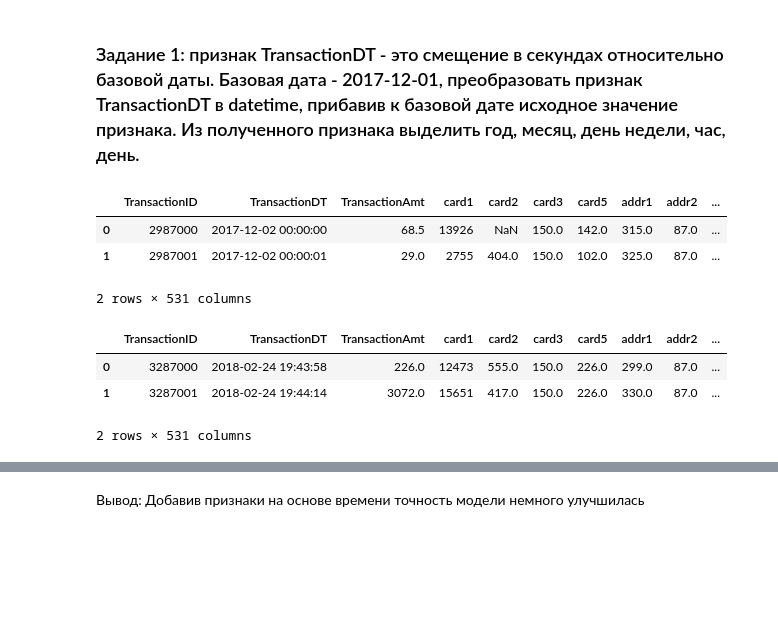
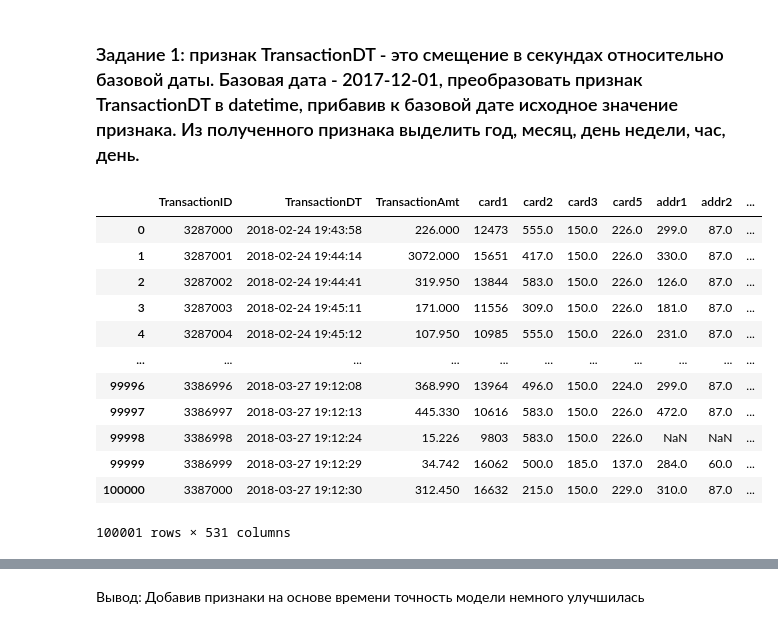
Before and after one commit to HeelHook88/Kaggle_gb, a Jupyter notebook: lesson_05.ipynb, the cells around one changed output, grey strips where cells are left out. Cells and saved outputs as stored; diff of their text form; code cells hidden in the pictures; blank space fills up the shorter version.

```diff
--- a/lesson_05.ipynb
+++ b/lesson_05.ipynb
@@ -175,30 +233,0 @@ X_leader_board['TransactionDT'] = pd.to_datetime(X_leader_board['TransactionDT']
-# %%
-start_date = '2017-12-01'
-
-X["year"] = X["TransactionDT"].dt.year
-X["month_of_year"] = X["TransactionDT"].dt.month
-X["day_of_week"] = X["TransactionDT"].dt.weekday
-X["hour_of_day"] = X["TransactionDT"].dt.hour
-X["day_of_year"] = X["TransactionDT"].dt.day
-
-X.head(n=2)
-# %% [output]
-|  | TransactionID | TransactionDT | TransactionAmt | card1 | card2 | card3 | card5 | addr1 | addr2 | ... |
-| 0 | 2987000 | 2017-12-02 00:00:00 | 68.5 | 13926 | NaN | 150.0 | 142.0 | 315.0 | 87.0 | ... |
-| 1 | 2987001 | 2017-12-02 00:00:01 | 29.0 | 2755 | 404.0 | 150.0 | 102.0 | 325.0 | 87.0 | ... |
-2 rows × 531 columns
-# %%
-start_date = '2017-12-01'
-
-X_leader_board["year"] = X_leader_board["TransactionDT"].dt.year
-X_leader_board["month_of_year"] = X_leader_board["TransactionDT"].dt.month
-X_leader_board["day_of_week"] = X_leader_board["TransactionDT"].dt.weekday
-X_leader_board["hour_of_day"] = X_leader_board["TransactionDT"].dt.hour
-X_leader_board["day_of_year"] = X_leader_board["TransactionDT"].dt.day
-
-X_leader_board.head(n=2)
-# %% [output]
-|  | TransactionID | TransactionDT | TransactionAmt | card1 | card2 | card3 | card5 | addr1 | addr2 | ... |
-| 0 | 3287000 | 2018-02-24 19:43:58 | 226.0 | 12473 | 555.0 | 150.0 | 226.0 | 299.0 | 87.0 | ... |
-| 1 | 3287001 | 2018-02-24 19:44:14 | 3072.0 | 15651 | 417.0 | 150.0 | 226.0 | 330.0 | 87.0 | ... |
-2 rows × 531 columns
@@ -208,3 +234,20 @@ X_leader_board = X_leader_board.drop('TransactionDT', axis=1)
+# %%
+time_feature(X)
+time_feature(X_leader_board)
+# %% [output]
+|  | TransactionID | TransactionDT | TransactionAmt | card1 | card2 | card3 | card5 | addr1 | addr2 | ... |
+| 0 | 3287000 | 2018-02-24 19:43:58 | 226.000 | 12473 | 555.0 | 150.0 | 226.0 | 299.0 | 87.0 | ... |
+| 1 | 3287001 | 2018-02-24 19:44:14 | 3072.000 | 15651 | 417.0 | 150.0 | 226.0 | 330.0 | 87.0 | ... |
+| 2 | 3287002 | 2018-02-24 19:44:41 | 319.950 | 13844 | 583.0 | 150.0 | 226.0 | 126.0 | 87.0 | ... |
+| 3 | 3287003 | 2018-02-24 19:45:11 | 171.000 | 11556 | 309.0 | 150.0 | 226.0 | 181.0 | 87.0 | ... |
+| 4 | 3287004 | 2018-02-24 19:45:12 | 107.950 | 10985 | 555.0 | 150.0 | 226.0 | 231.0 | 87.0 | ... |
+| ... | ... | ... | ... | ... | ... | ... | ... | ... | ... | ... |
+| 99996 | 3386996 | 2018-03-27 19:12:08 | 368.990 | 13964 | 496.0 | 150.0 | 224.0 | 299.0 | 87.0 | ... |
+| 99997 | 3386997 | 2018-03-27 19:12:13 | 445.330 | 10616 | 583.0 | 150.0 | 226.0 | 472.0 | 87.0 | ... |
+| 99998 | 3386998 | 2018-03-27 19:12:24 | 15.226 | 9803 | 583.0 | 150.0 | 226.0 | NaN | NaN | ... |
+| 99999 | 3386999 | 2018-03-27 19:12:29 | 34.742 | 16062 | 500.0 | 185.0 | 137.0 | 284.0 | 60.0 | ... |
+| 100000 | 3387000 | 2018-03-27 19:12:30 | 312.450 | 16632 | 215.0 | 150.0 | 229.0 | 310.0 | 87.0 | ... |
+100001 rows × 531 columns
 # %%
 x_train, x_valid, y_train, y_valid = train_test_split(X,
                                                     y, test_size=0.3, random_state=0)
```
Also changed, not shown: parts of 37 cells of this notebook.
